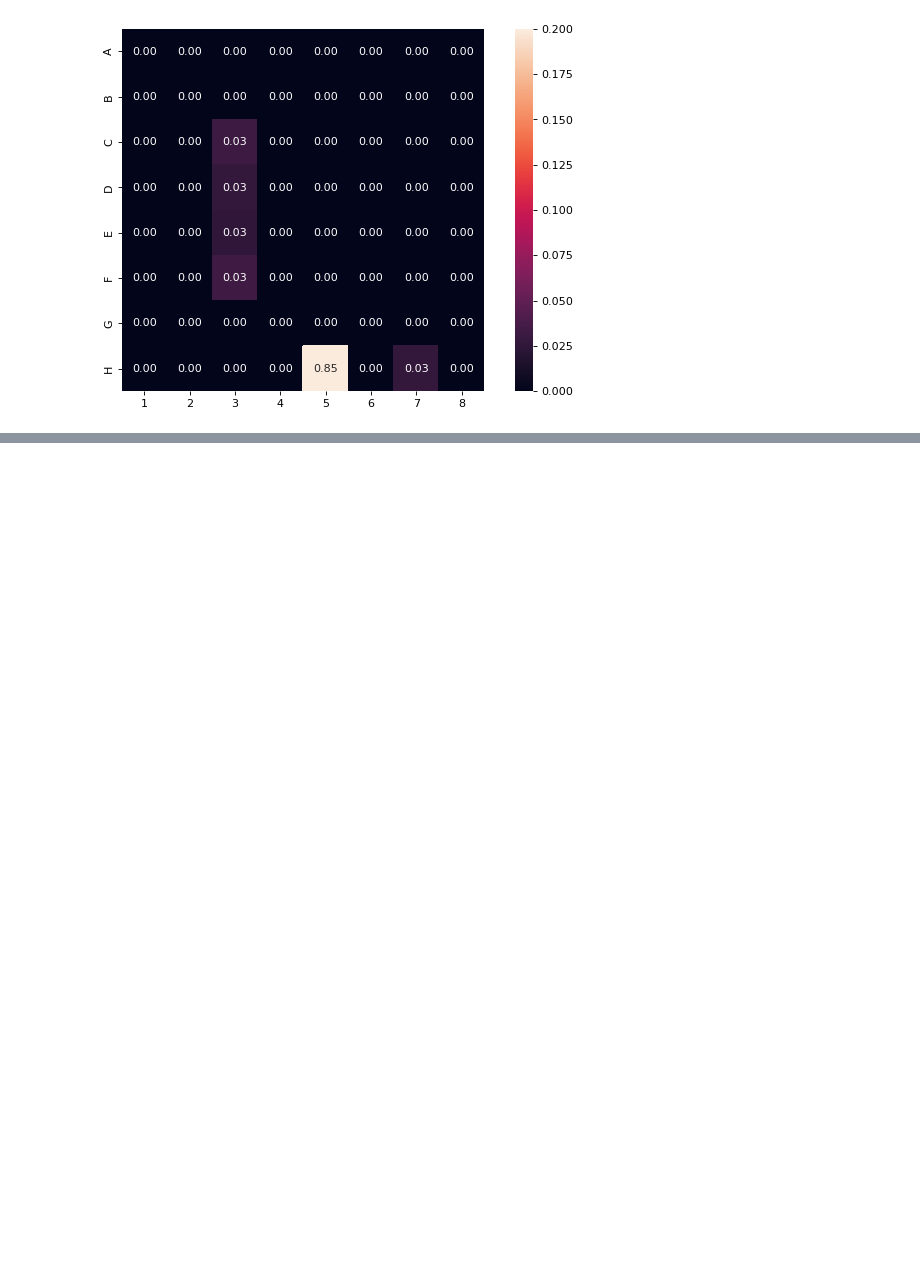
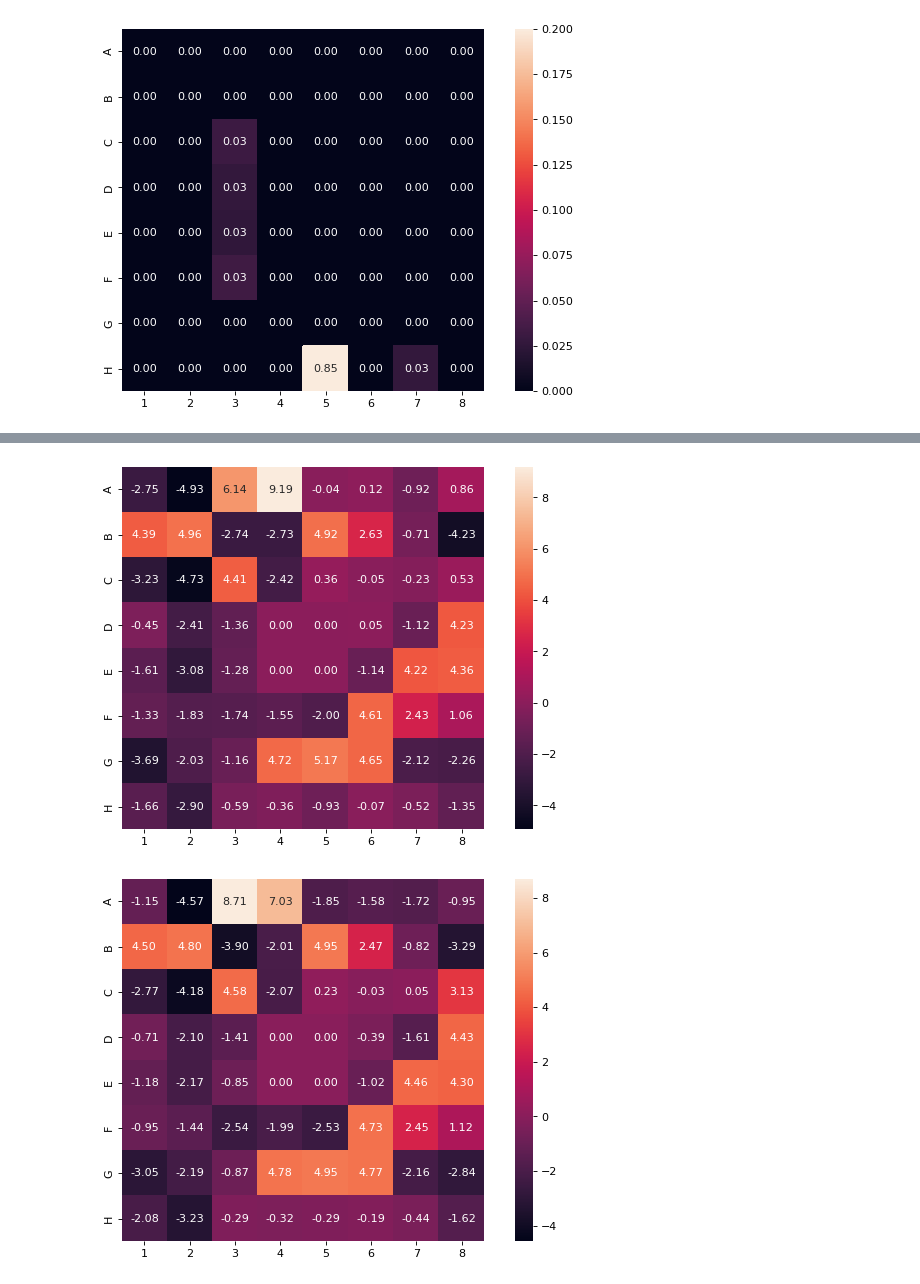
Before and after one commit to icemoon97/othello_world, a Jupyter notebook: probing_playertype.ipynb, the cells around one changed output, grey strips where cells are left out. Cells and saved outputs as stored; diff of their text form; code cells hidden in the pictures; blank space fills up the shorter version.

```diff
--- a/probing_playertype.ipynb
+++ b/probing_playertype.ipynb
@@ -421,0 +565,6 @@ fig = draw_heatmap_from_tokens(post_intv_pred, vmax=0.2)
+# %%
+fig = draw_heatmap_from_tokens(pre)
+fig = draw_heatmap_from_tokens(post)
+# %% [output]
+[figure, added]
+[figure, added]
```
Also changed, not shown: parts of 11 cells of this notebook.
